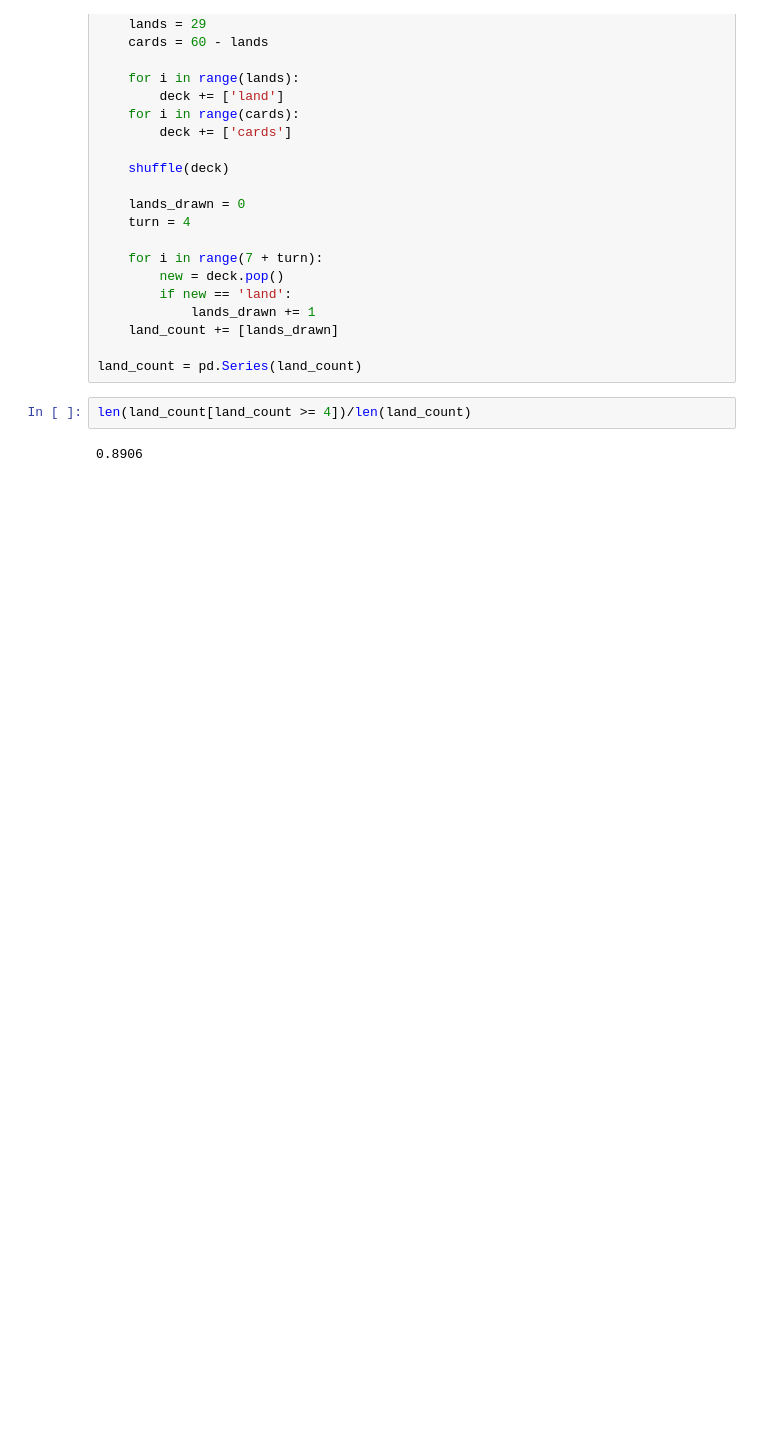
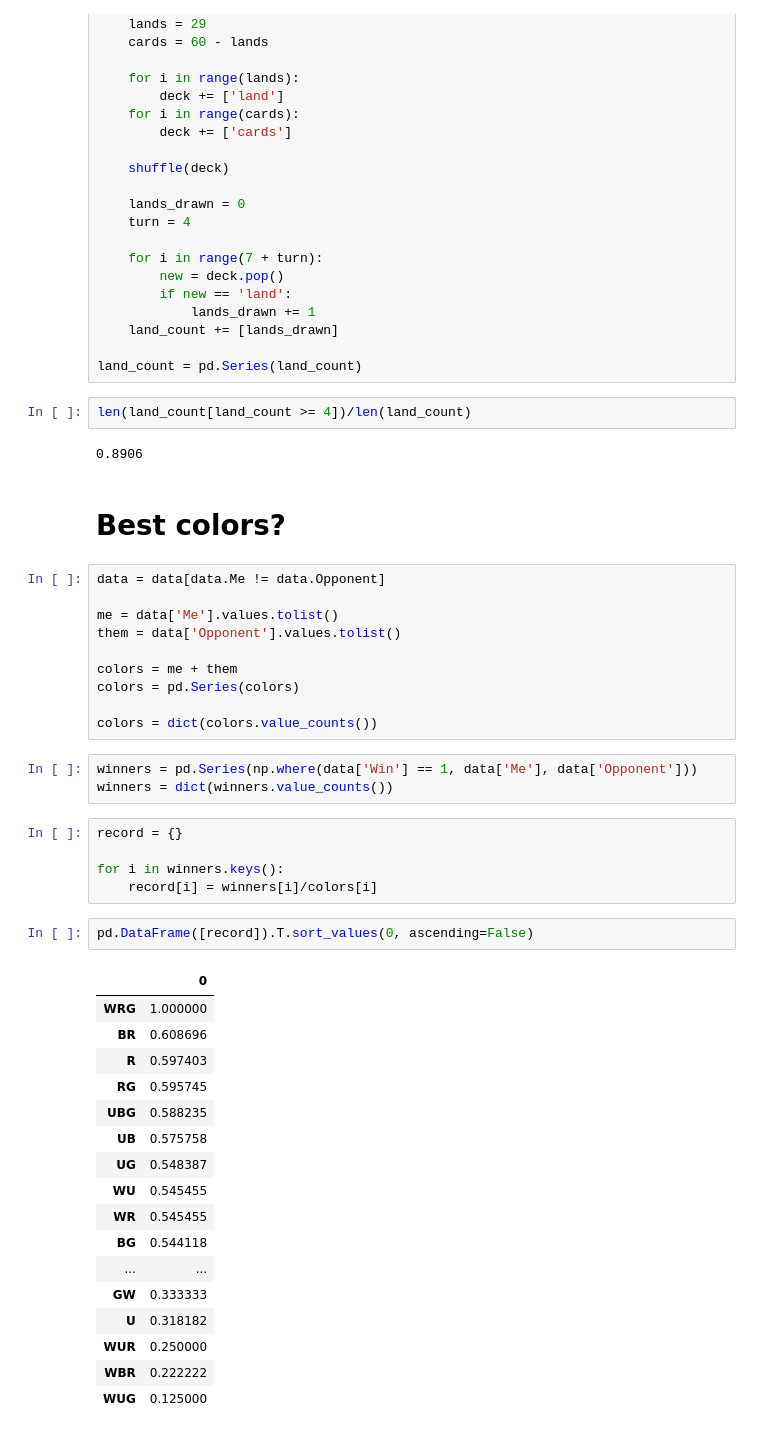
Before and after one commit to vincefav/misc-notebooks, a Jupyter notebook: Record.ipynb, the cells around one changed output. Saved outputs shown, nothing was run; the diff lists cells and outputs as text; blank space fills up the shorter version.

```diff
--- a/Record.ipynb
+++ b/Record.ipynb
@@ -243,3 +240,43 @@ land_count = pd.Series(land_count)
 len(land_count[land_count >= 4])/len(land_count)
 # %% [output]
 0.8906
+# %% [markdown]
+# Best colors?
+# %%
+data = data[data.Me != data.Opponent]
+
+me = data['Me'].values.tolist()
+them = data['Opponent'].values.tolist()
+
+colors = me + them
+colors = pd.Series(colors)
+
+colors = dict(colors.value_counts())
+# %%
+winners = pd.Series(np.where(data['Win'] == 1, data['Me'], data['Opponent']))
+winners = dict(winners.value_counts())
+# %%
+record = {}
+
+for i in winners.keys():
+    record[i] = winners[i]/colors[i]
+# %%
+pd.DataFrame([record]).T.sort_values(0, ascending=False)
+# %% [output]
+|  | 0 |
+| WRG | 1.000000 |
+| BR | 0.608696 |
+| R | 0.597403 |
+| RG | 0.595745 |
+| UBG | 0.588235 |
+| UB | 0.575758 |
+| UG | 0.548387 |
+| WU | 0.545455 |
+| WR | 0.545455 |
+| BG | 0.544118 |
+| ... | ... |
+| GW | 0.333333 |
+| U | 0.318182 |
+| WUR | 0.250000 |
+| WBR | 0.222222 |
+| WUG | 0.125000 |
```
Also changed, not shown: parts of 10 cells of this notebook.
